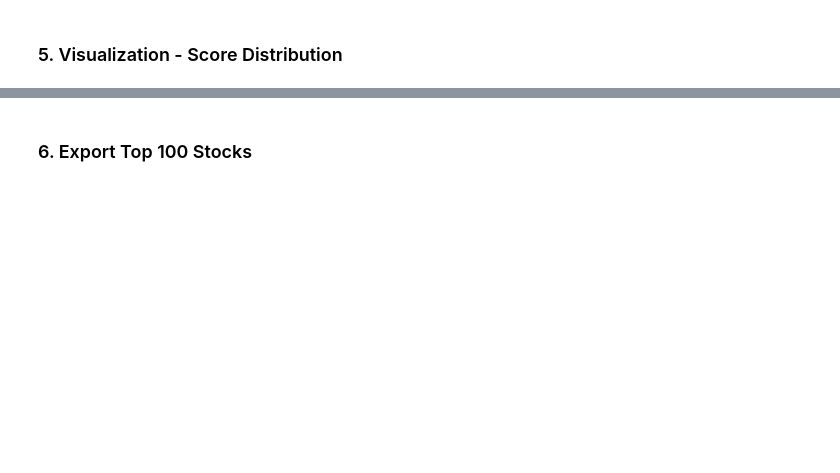
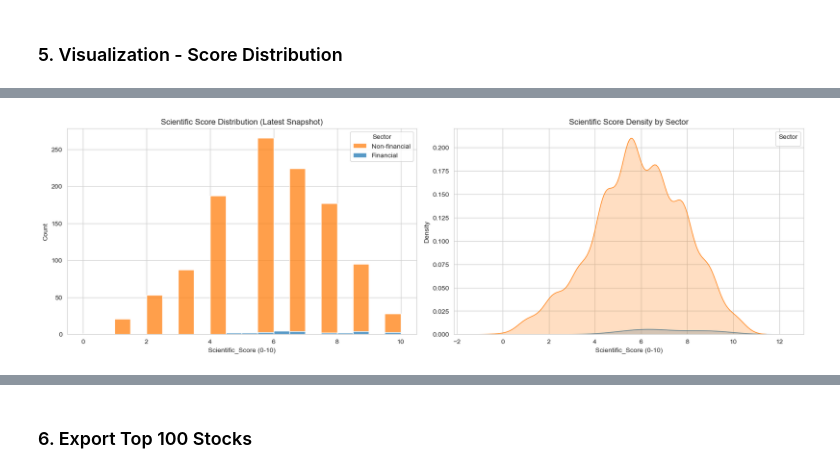
Before and after one commit to callmezuy/hcmus-introds--final-project, a Jupyter notebook: notebooks/fa_ranking.ipynb, the cells around one changed output, grey strips where cells are left out. Drawn from its saved outputs; the diff is of its cells as text; code cells hidden in the pictures; blank space fills up the shorter version.

```diff
--- a/notebooks/fa_ranking.ipynb
+++ b/notebooks/fa_ranking.ipynb
@@ -517,0 +297,92 @@ print(f"\n📊 Top 100 threshold score: {top_100_threshold:.2f}")
+# %%
+# Visualization helpers
+if 'ranked_stocks' not in locals():
+    print('⚠️ Vui lòng chạy lại bước tính điểm trước khi visualize.')
+else:
+    latest_snapshot = (
+        ranked_stocks
+        .sort_values(by=['symbol', 'Năm', 'Kỳ'], ascending=[True, False, False])
+        .drop_duplicates(subset=['symbol'], keep='first')
+        .copy()
+    )
+    latest_snapshot['Sector'] = np.where(latest_snapshot['is_financial'] == 1, 'Financial', 'Non-financial')
+
+    fig, axes = plt.subplots(1, 2, figsize=(16, 5), constrained_layout=True)
+    sns.histplot(
+        data=latest_snapshot,
+        x='Scientific_Score',
+        hue='Sector',
+        multiple='stack',
+        bins=20,
+        ax=axes[0],
+        palette=['#ff7f0e', '#1f77b4'],
+        edgecolor='white'
+    )
+    axes[0].set_title('Scientific Score Distribution (Latest Snapshot)')
+    axes[0].set_xlabel('Scientific_Score (0-10)')
+
+    sns.kdeplot(
+        data=latest_snapshot,
+        x='Scientific_Score',
+        hue='Sector',
+        fill=True,
+        alpha=0.25,
+        ax=axes[1],
+        palette=['#ff7f0e', '#1f77b4']
+    )
+    axes[1].set_title('Scientific Score Density by Sector')
+    axes[1].set_xlabel('Scientific_Score (0-10)')
+    axes[1].legend(title='Sector')
+
+    non_fin = latest_snapshot[latest_snapshot['is_financial'] == 0]
+    fin = latest_snapshot[latest_snapshot['is_financial'] == 1]
+
+    fig2, axes2 = plt.subplots(1, 2, figsize=(16, 5), constrained_layout=True)
+    if non_fin.empty:
+        axes2[0].text(0.5, 0.5, 'Không có dữ liệu phi tài chính', ha='center', va='center')
+        axes2[0].set_axis_off()
+    else:
+        sns.histplot(
+            data=non_fin,
+            x='Piotroski_Score',
+            bins=range(0, 11),
+            ax=axes2[0],
+            color='#1f77b4',
+            edgecolor='white'
+        )
+        axes2[0].set_title('Piotroski Score (Non-financial)')
+        axes2[0].set_xlabel('Piotroski_Score (0-9)')
+
+    if fin.empty:
+        axes2[1].text(0.5, 0.5, 'Không có dữ liệu ngân hàng', ha='center', va='center')
+        axes2[1].set_axis_off()
+    else:
+        sns.histplot(
+            data=fin,
+            x='Bank_Score',
+            bins=20,
+            ax=axes2[1],
+            color='#ff7f0e',
+            edgecolor='white'
+        )
+        axes2[1].set_title('Bank Score (Financial)')
+        axes2[1].set_xlabel('Bank_Score (0-10)')
+
+    if 'final_top_100' in locals() and not final_top_100.empty:
+        fig3, ax3 = plt.subplots(figsize=(10, 8))
+        top15 = final_top_100.head(15).sort_values('Scientific_Score', ascending=True)
+        sns.barplot(
+            data=top15,
+            x='Scientific_Score',
+            y='symbol',
+            hue='is_financial',
+            palette=['#1f77b4', '#ff7f0e'],
+            ax=ax3
+        )
+        ax3.set_title('Top 15 Scientific Scores (Snapshot)')
+        ax3.set_xlabel('Scientific_Score')
+        ax3.set_ylabel('symbol')
+        ax3.legend(title='is_financial')
+    else:
+        print('⚠️ Chưa có bảng final_top_100 để hiển thị Top 15.')
+# %% [output]
@@ -517,0 +390 @@ print(f"\n📊 Top 100 threshold score: {top_100_threshold:.2f}")
+[figure, added]
```
Also changed, not shown: parts of 13 cells of this notebook, 2 other files.
